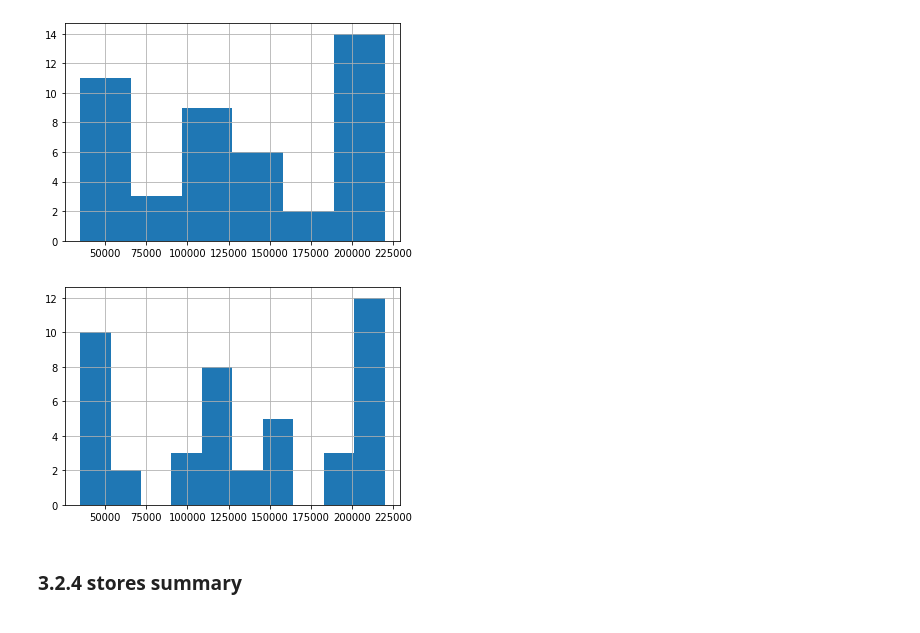
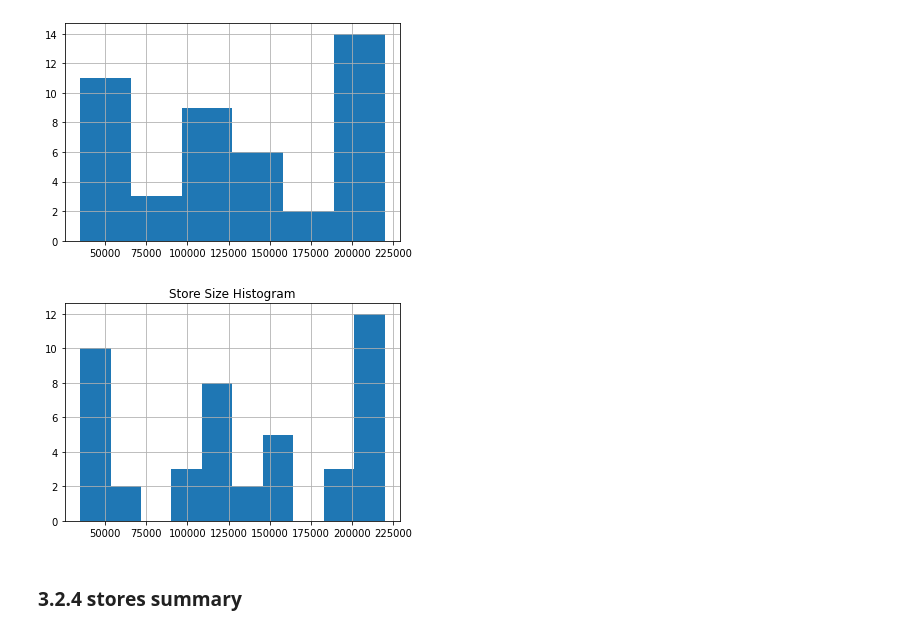
Before and after one commit to trauzi12/retail_sales_predictions, a Jupyter notebook: retail_sales_predictions.ipynb, the cells around one changed output. Cells and saved outputs as stored; diff of their text form; code cells hidden in the pictures.

```diff
--- a/retail_sales_predictions.ipynb
+++ b/retail_sales_predictions.ipynb
@@ -938,9 +945,10 @@ plt.show()
 # %%
 # histogram with default bin size
 stores.Size.hist()
+plt.title('Store Size Histogram')
 plt.show()
 # %% [output]
-[figure, old version]
+[figure, new version]
 # %% [markdown]
 ### 3.2.4 stores summary
 # %% [markdown]
```
Also changed, not shown: parts of 21 cells of this notebook.
